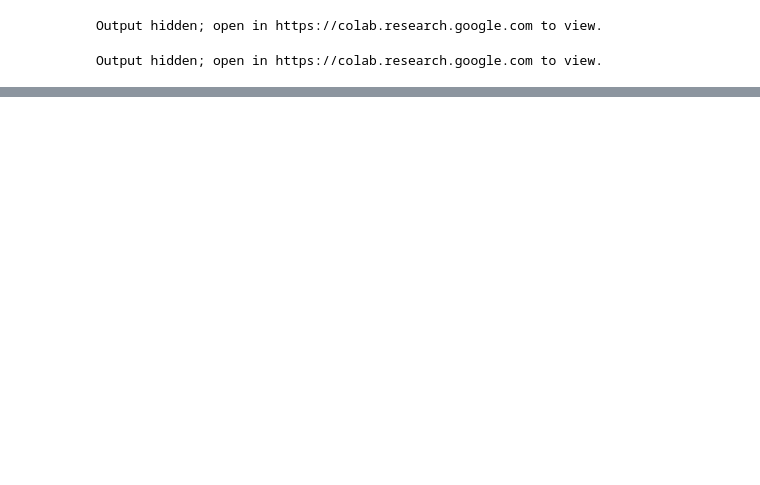
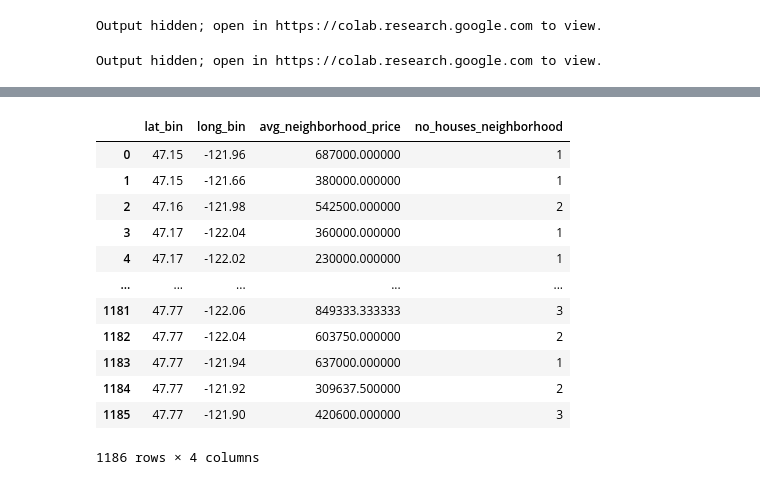
Before and after one commit to brandonritchie/MachineLearning, a Jupyter notebook: Module_3_Bank_Proj/Brandon/brandon_code.ipynb, the cells around one changed output, grey strips where cells are left out. Drawn from its saved outputs; the diff is of its cells as text; code cells hidden in the pictures; blank space fills up the shorter version.

```diff
--- a/Module_3_Bank_Proj/Brandon/brandon_code.ipynb
+++ b/Module_3_Bank_Proj/Brandon/brandon_code.ipynb
@@ -59,0 +119,18 @@ Output hidden; open in https://colab.research.google.com to view.
+# %%
+(data.groupby(["lat_bin","long_bin"], as_index=False)
+  .agg({"price":"mean", "id":"count"})
+  .rename(columns = {"price":"avg_neighborhood_price", "id":"no_houses_neighborhood"}))
+# %% [output]
+|  | lat_bin | long_bin | avg_neighborhood_price | no_houses_neighborhood |
+| 0 | 47.15 | -121.96 | 687000.000000 | 1 |
+| 1 | 47.15 | -121.66 | 380000.000000 | 1 |
+| 2 | 47.16 | -121.98 | 542500.000000 | 2 |
+| 3 | 47.17 | -122.04 | 360000.000000 | 1 |
+| 4 | 47.17 | -122.02 | 230000.000000 | 1 |
+| ... | ... | ... | ... | ... |
+| 1181 | 47.77 | -122.06 | 849333.333333 | 3 |
+| 1182 | 47.77 | -122.04 | 603750.000000 | 2 |
+| 1183 | 47.77 | -121.94 | 637000.000000 | 1 |
+| 1184 | 47.77 | -121.92 | 309637.500000 | 2 |
+| 1185 | 47.77 | -121.90 | 420600.000000 | 3 |
+1186 rows × 4 columns
```
Also changed, not shown: parts of 8 cells of this notebook.
